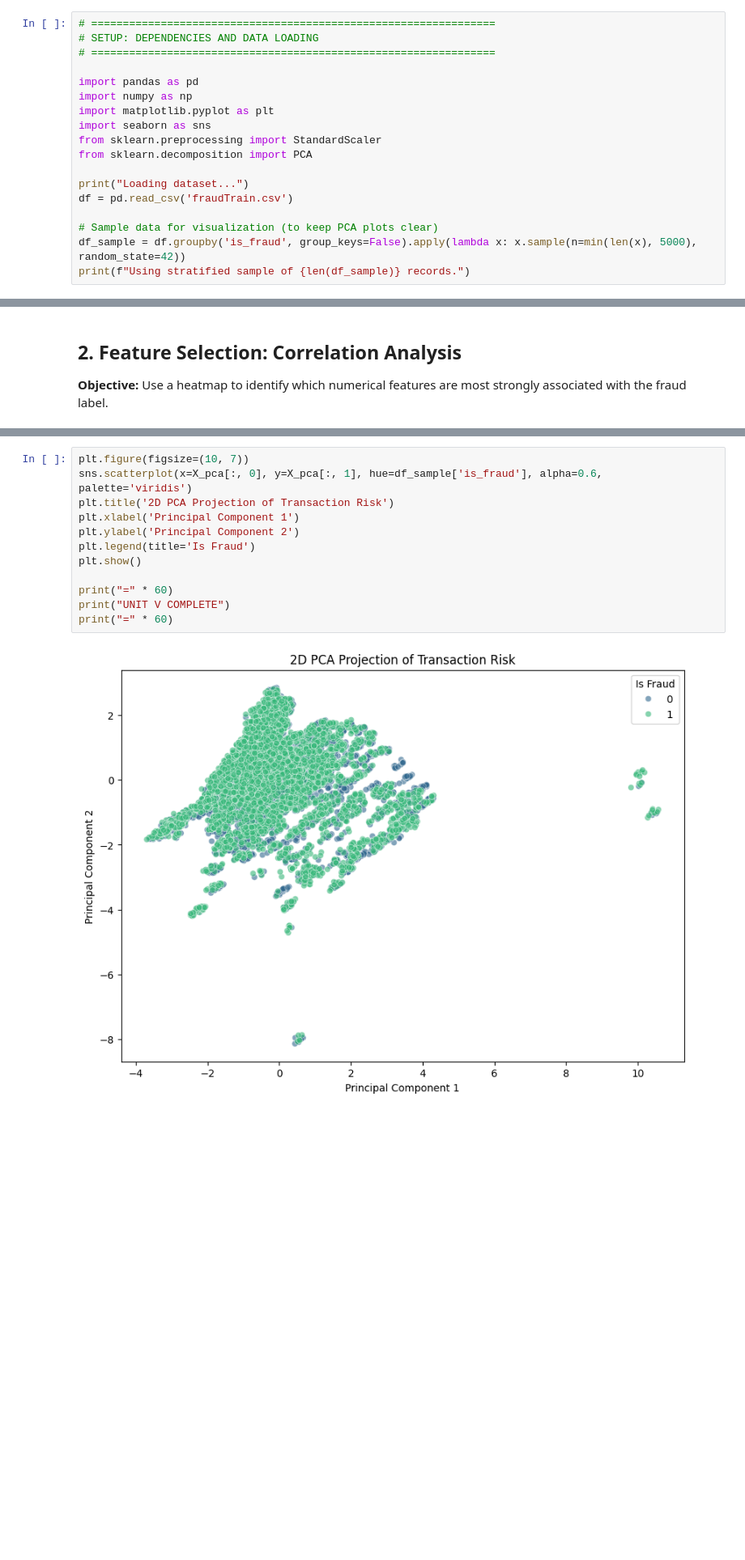
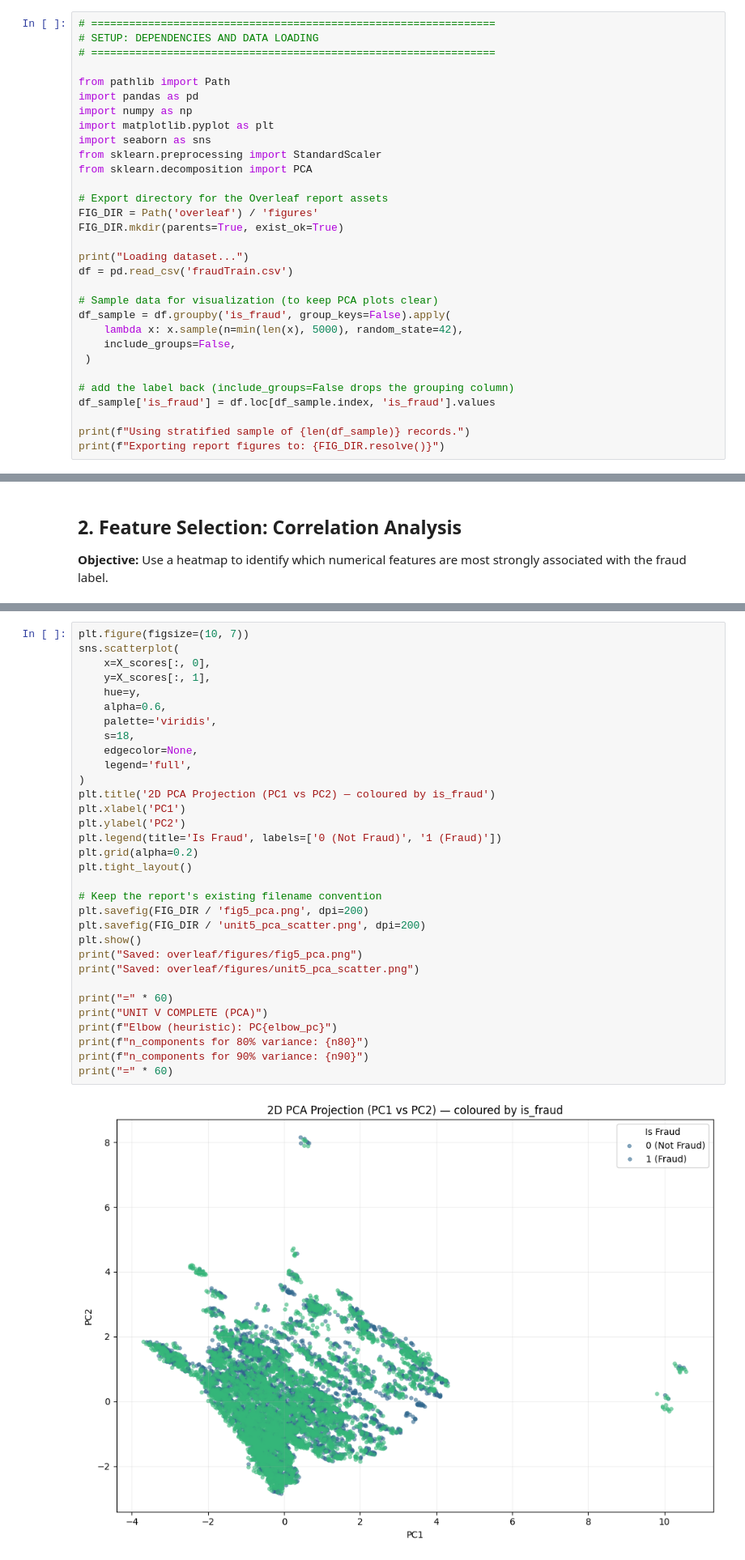
Before and after one commit to ShubhangiDimri/Digital-Transaction-Risk-Analysis, a Jupyter notebook: Unit5_Dimensionality_Reduction.ipynb, the cells around one changed output, grey strips where cells are left out. Shown at 81% size. Drawn from its saved outputs; the diff is of its cells as text; blank space fills up the shorter version.

Commit message:
unit5 updated
Co-authored-by: Copilot <copilot@github.com>

```diff
--- a/Unit5_Dimensionality_Reduction.ipynb
+++ b/Unit5_Dimensionality_Reduction.ipynb
@@ -8,6 +11,7 @@ This unit explores how to optimize the feature set for better model performance.
 # SETUP: DEPENDENCIES AND DATA LOADING
 # ================================================================
 
+from pathlib import Path
 import pandas as pd
 import numpy as np
 import matplotlib.pyplot as plt
@@ -15,12 +19,24 @@ import seaborn as sns
 from sklearn.preprocessing import StandardScaler
 from sklearn.decomposition import PCA
 
+# Export directory for the Overleaf report assets
+FIG_DIR = Path('overleaf') / 'figures'
+FIG_DIR.mkdir(parents=True, exist_ok=True)
+
 print("Loading dataset...")
 df = pd.read_csv('fraudTrain.csv')
 
 # Sample data for visualization (to keep PCA plots clear)
-df_sample = df.groupby('is_fraud', group_keys=False).apply(lambda x: x.sample(n=min(len(x), 5000), random_state=42))
+df_sample = df.groupby('is_fraud', group_keys=False).apply(
+    lambda x: x.sample(n=min(len(x), 5000), random_state=42),
+    include_groups=False,
+ )
+
+# add the label back (include_groups=False drops the grouping column)
+df_sample['is_fraud'] = df.loc[df_sample.index, 'is_fraud'].values
+
 print(f"Using stratified sample of {len(df_sample)} records.")
+print(f"Exporting report figures to: {FIG_DIR.resolve()}")
 # %% [output]
 Loading dataset...
 Using stratified sample of 10000 records.
@@ -110,14 +312,34 @@ The first 3 components explain 72.62% of the total variance.
 # %%
 plt.figure(figsize=(10, 7))
-sns.scatterplot(x=X_pca[:, 0], y=X_pca[:, 1], hue=df_sample['is_fraud'], alpha=0.6, palette='viridis')
-plt.title('2D PCA Projection of Transaction Risk')
-plt.xlabel('Principal Component 1')
-plt.ylabel('Principal Component 2')
-plt.legend(title='Is Fraud')
+sns.scatterplot(
+    x=X_scores[:, 0],
+    y=X_scores[:, 1],
+    hue=y,
+    alpha=0.6,
+    palette='viridis',
+    s=18,
+    edgecolor=None,
+    legend='full',
+)
+plt.title('2D PCA Projection (PC1 vs PC2) — coloured by is_fraud')
+plt.xlabel('PC1')
+plt.ylabel('PC2')
+plt.legend(title='Is Fraud', labels=['0 (Not Fraud)', '1 (Fraud)'])
+plt.grid(alpha=0.2)
+plt.tight_layout()
+
+# Keep the report's existing filename convention
+plt.savefig(FIG_DIR / 'fig5_pca.png', dpi=200)
+plt.savefig(FIG_DIR / 'unit5_pca_scatter.png', dpi=200)
 plt.show()
+print("Saved: overleaf/figures/fig5_pca.png")
+print("Saved: overleaf/figures/unit5_pca_scatter.png")
 
 print("=" * 60)
-print("UNIT V COMPLETE")
+print("UNIT V COMPLETE (PCA)")
+print(f"Elbow (heuristic): PC{elbow_pc}")
+print(f"n_components for 80% variance: {n80}")
+print(f"n_components for 90% variance: {n90}")
 print("=" * 60)
 # %% [output]
-[figure, old version]
+[figure, new version]
```
Also changed, not shown: parts of 11 cells of this notebook, 8 other files.
